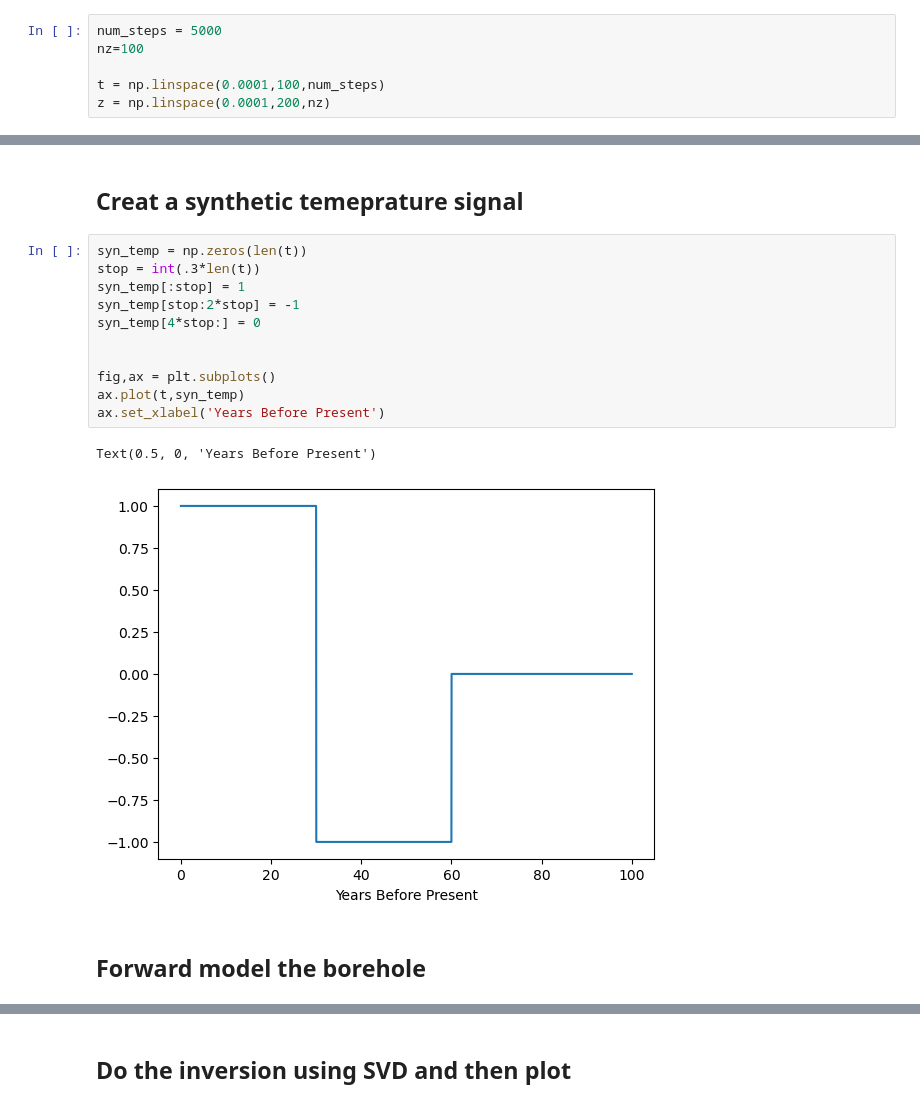
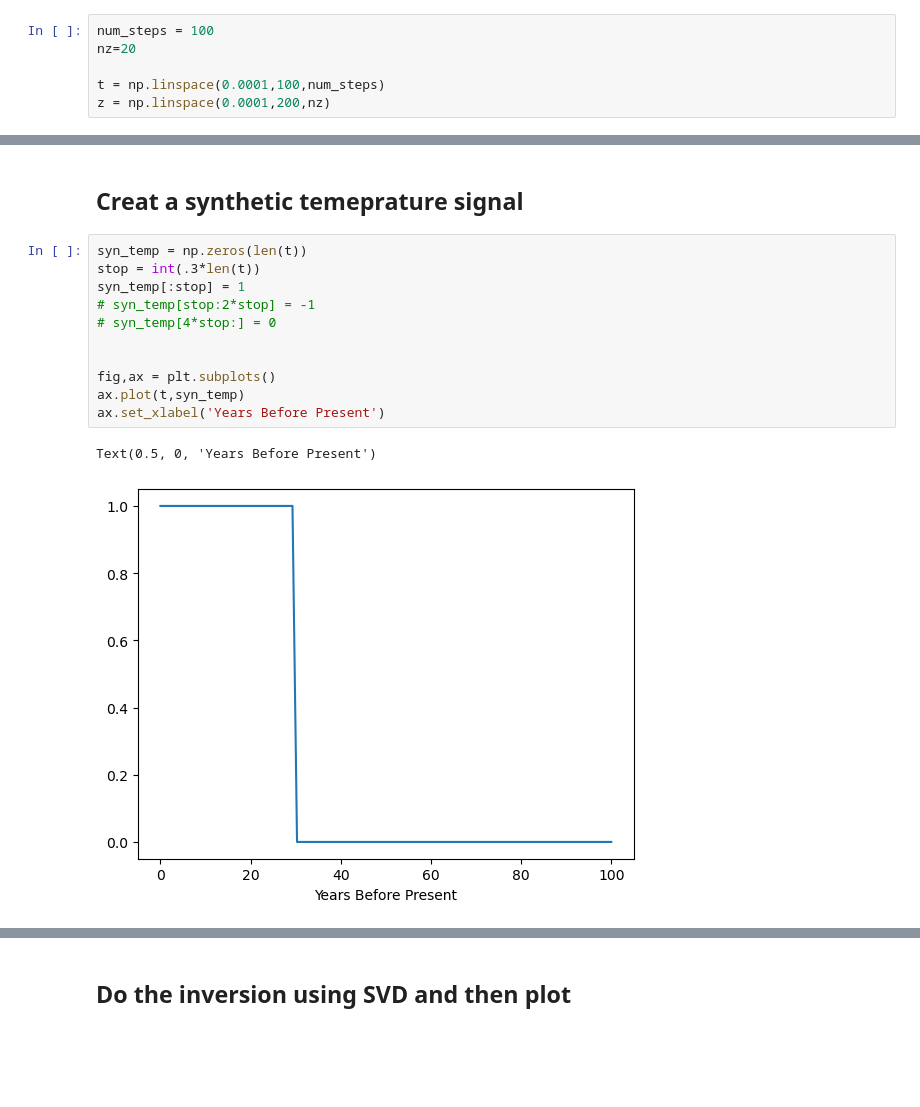
Before and after one commit to johnmorganmanos/Antarctica_AH_Thermometry, a Jupyter notebook: SVD_testing.ipynb, the cells around one changed output, grey strips where cells are left out. Drawn from its saved outputs; the diff is of its cells as text; blank space fills up the shorter version.

```diff
--- a/SVD_testing.ipynb
+++ b/SVD_testing.ipynb
@@ -33,8 +33,8 @@ plt.legend()
 # %% [markdown]
 ## A_jk in Equation 6  from Mareschal and Beltrami (1992)
 # %%
-num_steps = 5000
-nz=100
+num_steps = 100
+nz=20
 
 t = np.linspace(0.0001,100,num_steps)
 z = np.linspace(0.0001,200,nz)
@@ -78,16 +78,14 @@ plt.show()
 # %%
 syn_temp = np.zeros(len(t))
 stop = int(.3*len(t))
 syn_temp[:stop] = 1
-syn_temp[stop:2*stop] = -1
-syn_temp[4*stop:] = 0
+# syn_temp[stop:2*stop] = -1
+# syn_temp[4*stop:] = 0
 
 
 fig,ax = plt.subplots()
 ax.plot(t,syn_temp)
 ax.set_xlabel('Years Before Present')
 # %% [output]
 Text(0.5, 0, 'Years Before Present')
-[figure, old version]
+[figure, new version]
-# %% [markdown]
-## Forward model the borehole
```
Also changed, not shown: parts of 7 cells of this notebook.
